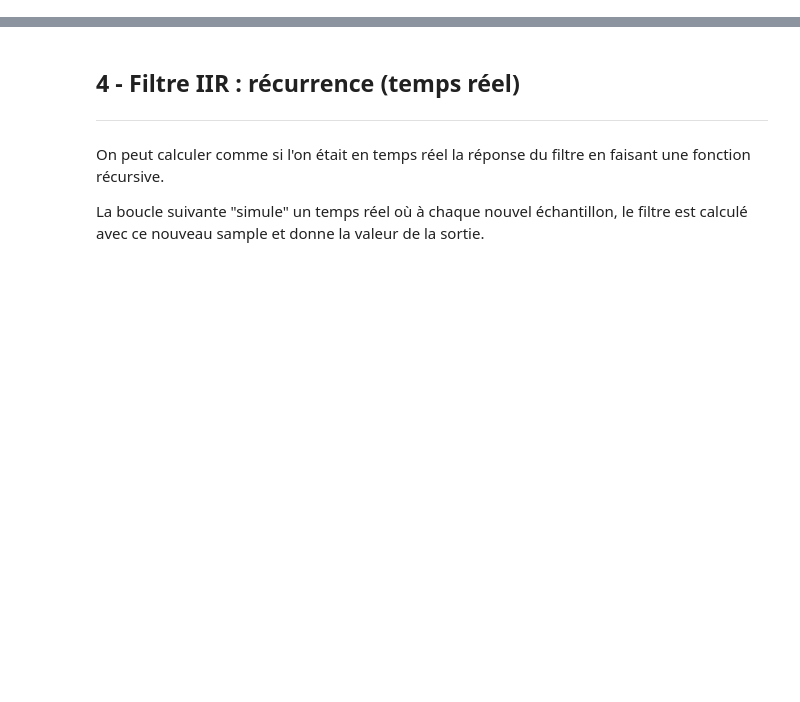
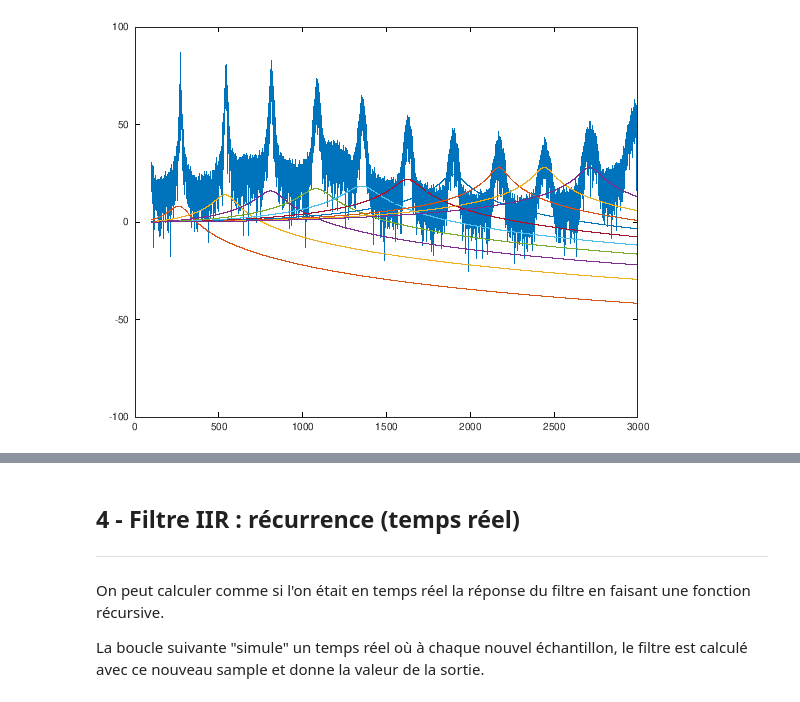
Before and after one commit to balaise31/Signal, a Jupyter notebook: discret/tp/tp1_continu_discret/tp2_overtone.ipynb, the cells around one changed output, grey strips where cells are left out. Drawn from its saved outputs; the diff is of its cells as text; code cells hidden in the pictures; blank space fills up the shorter version.

```diff
--- a/discret/tp/tp1_continu_discret/tp2_overtone.ipynb
+++ b/discret/tp/tp1_continu_discret/tp2_overtone.ipynb
@@ -216 +314,25 @@ Vous mettrez ainsi au point votre fonction de transfert continue pour obtenir le
 > Que devient la fonction de transfert et la réponse harmonique en faisnt cela ?
+# %%
+Gc= @(p,wn,zeta) wn^2./(p.^2 + 2*zeta*wn*p + wn^2);
+p = i*2*pi*f_lin';
+
+
+pas_tout = round(100/df):round(3000/df);
+plot(f_lin(pas_tout),dBde(fft_s(pas_tout))); hold on;
+
+%% On recherche le pic de fréquence autour de F0
+[maxi, id_max] = max(abs(fft_s)); % la fondamentale est maximum
+w0 = (id_max*df-df)  *2*pi;
+
+puis = [1    1    1    1     1    1    1    1    1    1];
+zetas = [0.2 0.1 0.08 0.07 0.06 0.04 0.03 0.02 0.02 0.02];
+for rang = 1:10
+    wn = rang * w0;    % on multiplie par 3 pour l'harmonique
+    plot(f_lin(pas_tout),dBde(Gc(p(pas_tout),wn,zetas(rang)).^puis(rang)));
+end
+rang=7;
+wn = w0*rang;
+zeta=zetas(rang);
+pow=puis(rang);
+# %% [output]
+[figure, added]
```
Also changed, not shown: parts of 25 cells of this notebook, 11 other files.
